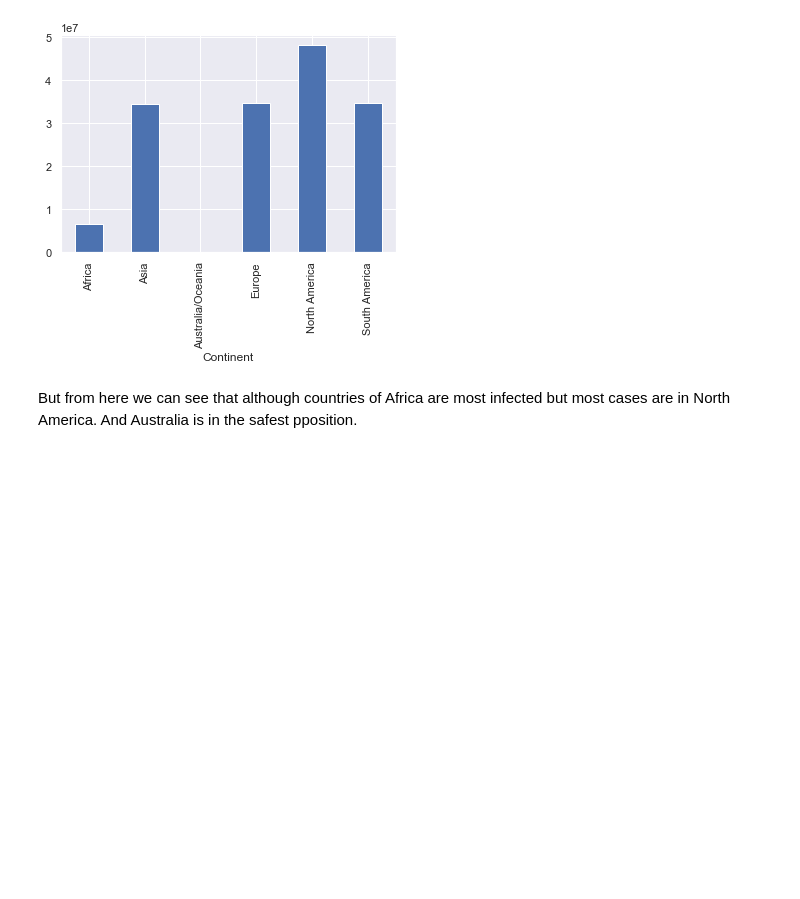
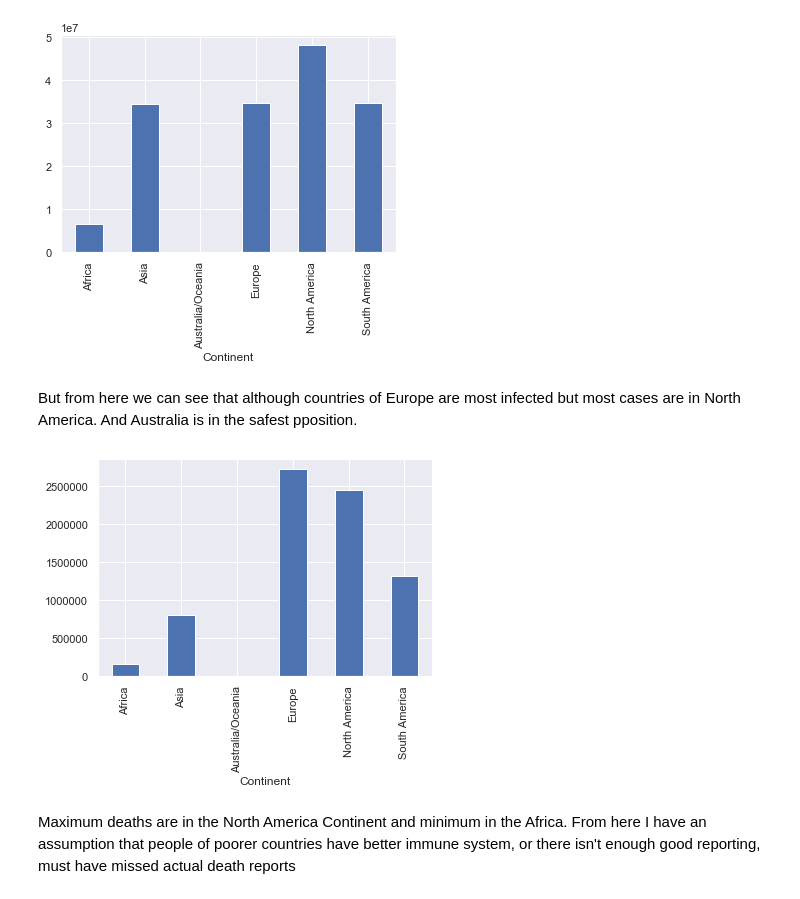
Before and after one commit to Hasibul-Islam/Covid-19, a Jupyter notebook: Covid-19.ipynb, the cells around one changed output. Drawn from its saved outputs; the diff is of its cells as text; code cells hidden in the pictures; blank space fills up the shorter version.

Commit message:
Added some more visualization and analysis

```diff
--- a/Covid-19.ipynb
+++ b/Covid-19.ipynb
@@ -296,4 +294,10 @@ TCC = df.melt(['TotalCases','Continent']).groupby('Continent').TotalCases.sum().
 # %% [output]
 [figure]
 # %% [markdown]
-But from here we can see that although countries of Africa are most infected but most cases are in North America. And Australia is in the safest pposition.
+But from here we can see that although countries of Europe are most infected but most cases are in North America. And Australia is in the safest pposition.
+# %%
+TD = df.melt(['TotalDeaths','Continent']).groupby('Continent').TotalDeaths.sum().dropna().plot(kind='bar')
+# %% [output]
+[figure, added]
+# %% [markdown]
+Maximum deaths are in the North America Continent and minimum in the Africa. From here I have an assumption that people of poorer countries have better immune system, or there isn't enough good reporting, must have missed actual death reports
```
Also changed, not shown: parts of 32 cells of this notebook.
